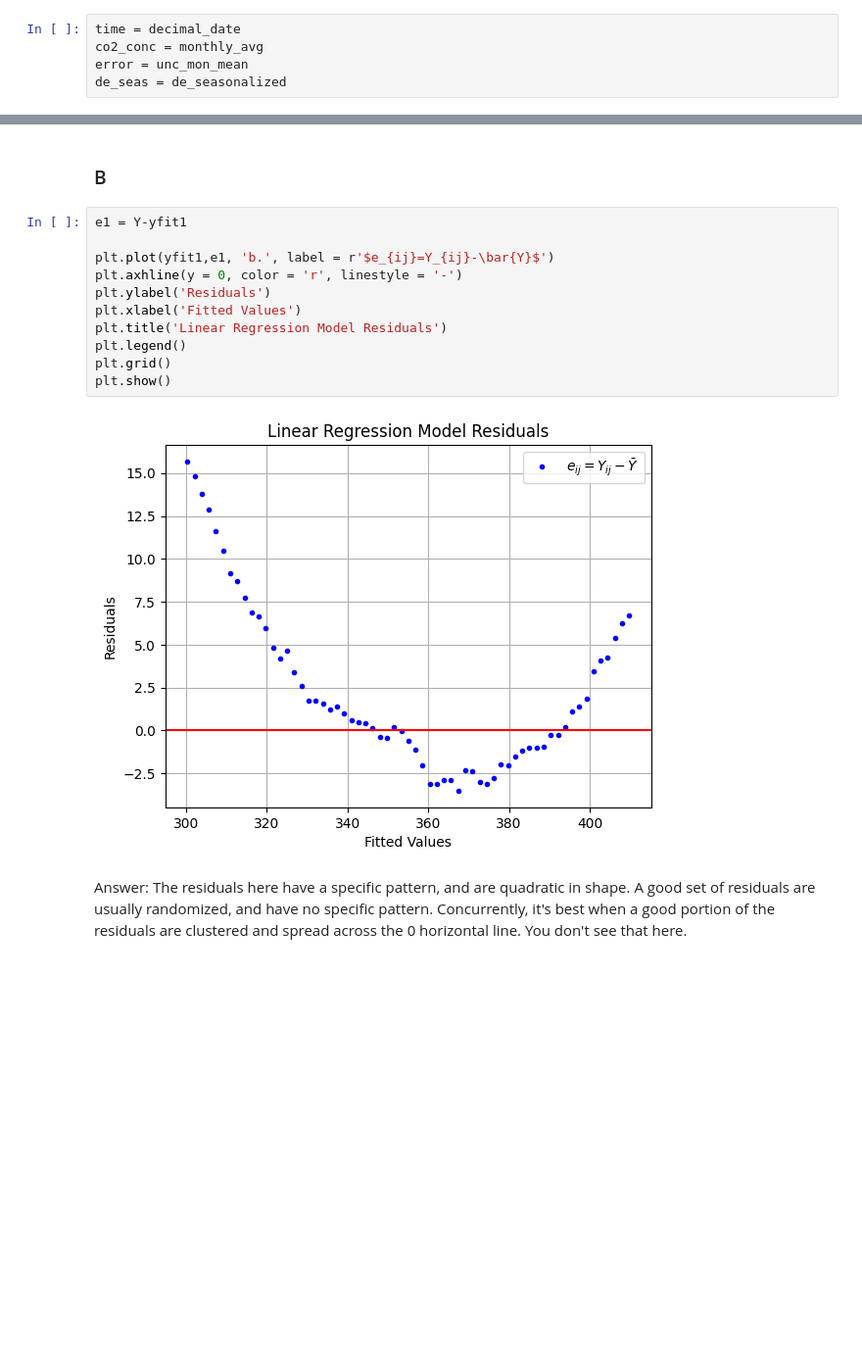
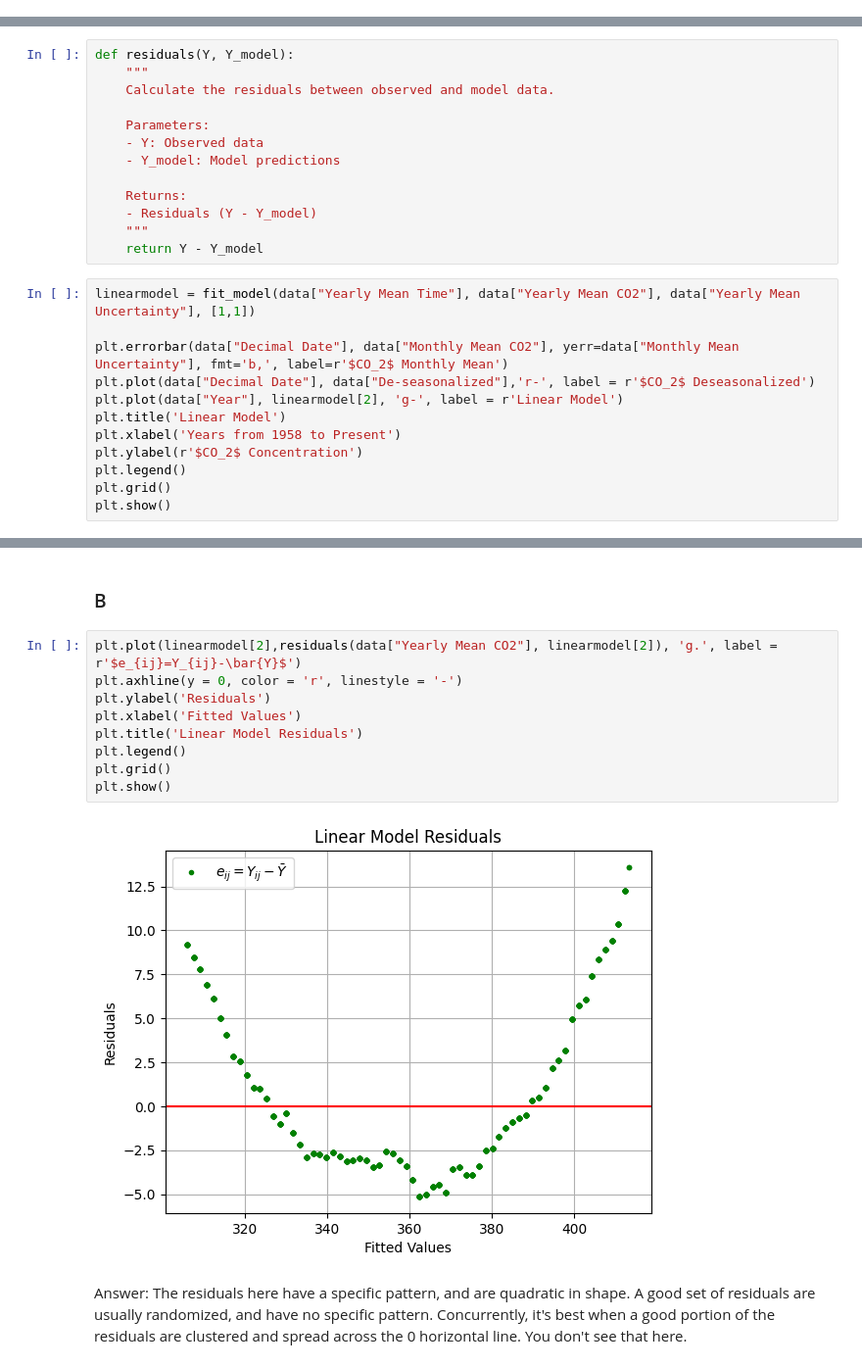
Before and after one commit to ian0671/CO2-Trends-Python, a Jupyter notebook: CO2 Trends.ipynb, the cells around one changed output, grey strips where cells are left out. Shown: that part at 98% size. Cells and saved outputs as stored; diff of their text form; blank space fills up the shorter version.

```diff
--- a/CO2 Trends.ipynb
+++ b/CO2 Trends.ipynb
@@ -58,5 +17,0 @@ print(f'\n Year: {year[0:5]}\n Month: {month[0:5]} \n Decimal Date: {decimal_dat
-# %%
-time = decimal_date
-co2_conc = monthly_avg
-error = unc_mon_mean
-de_seas = de_seasonalized
@@ -232,0 +244,25 @@ p1 = 1.76569 +/- 0.02460
+# %%
+def residuals(Y, Y_model):
+    """
+    Calculate the residuals between observed and model data.
+
+    Parameters:
+    - Y: Observed data
+    - Y_model: Model predictions
+
+    Returns:
+    - Residuals (Y - Y_model)
+    """
+    return Y - Y_model
+# %%
+linearmodel = fit_model(data["Yearly Mean Time"], data["Yearly Mean CO2"], data["Yearly Mean Uncertainty"], [1,1])
+
+plt.errorbar(data["Decimal Date"], data["Monthly Mean CO2"], yerr=data["Monthly Mean Uncertainty"], fmt='b,', label=r'$CO_2$ Monthly Mean')
+plt.plot(data["Decimal Date"], data["De-seasonalized"],'r-', label = r'$CO_2$ Deseasonalized')
+plt.plot(data["Year"], linearmodel[2], 'g-', label = r'Linear Model')
+plt.title('Linear Model')
+plt.xlabel('Years from 1958 to Present')
+plt.ylabel(r'$CO_2$ Concentration')
+plt.legend()
+plt.grid()
+plt.show()
@@ -235,18 +273,16 @@ Answer: In the linear regression model, I used the standard formulas for finding
 # %% [markdown]
 ### B
 # %%
-e1 = Y-yfit1
-
-plt.plot(yfit1,e1, 'b.', label = r'$e_{ij}=Y_{ij}-\bar{Y}$')
+plt.plot(linearmodel[2],residuals(data["Yearly Mean CO2"], linearmodel[2]), 'g.', label = r'$e_{ij}=Y_{ij}-\bar{Y}$')
 plt.axhline(y = 0, color = 'r', linestyle = '-')
 plt.ylabel('Residuals')
 plt.xlabel('Fitted Values')
-plt.title('Linear Regression Model Residuals')
+plt.title('Linear Model Residuals')
 plt.legend()
 plt.grid()
 plt.show()
 # %% [output]
-[figure, old version]
+[figure, new version]
 # %% [markdown]
 Answer: The residuals here have a specific pattern, and are quadratic in shape. A good set of residuals are usually randomized, and have no specific pattern. Concurrently, it's best when a good portion of the residuals are clustered and spread across the 0 horizontal line. You don't see that here.
 # %% [markdown]
```
Also changed, not shown: parts of 32 cells of this notebook.
